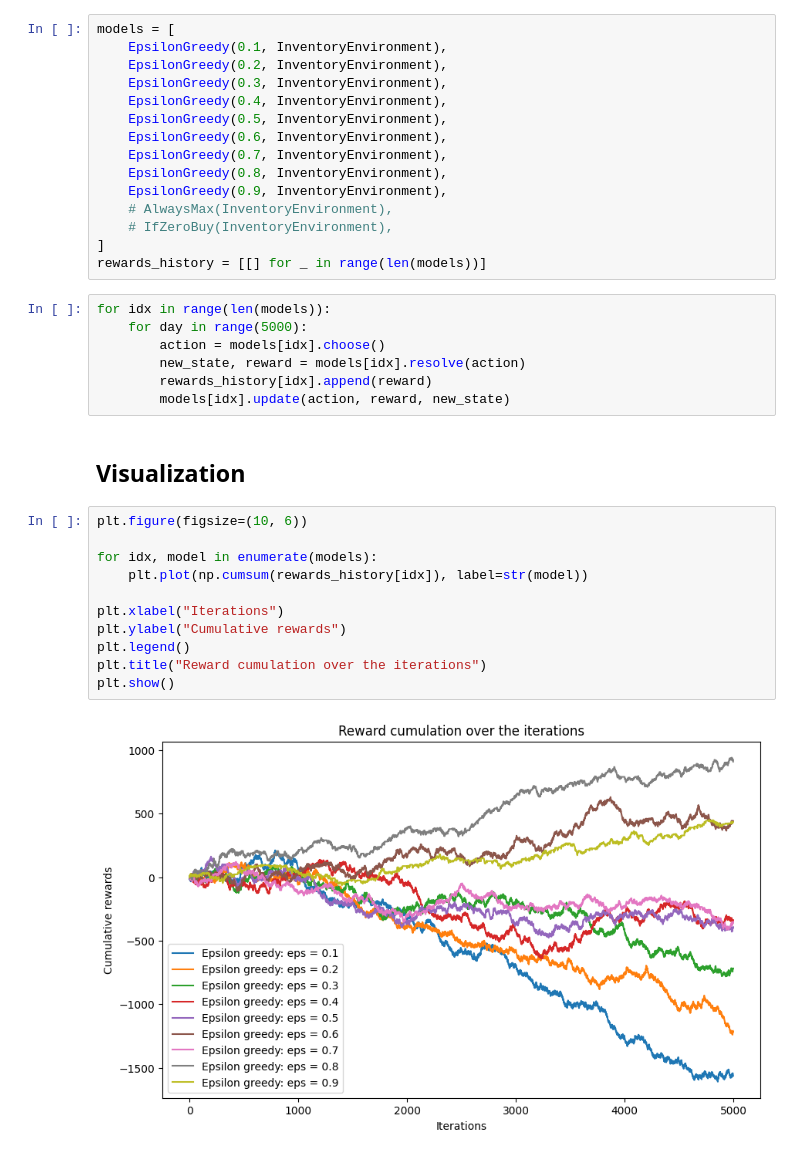
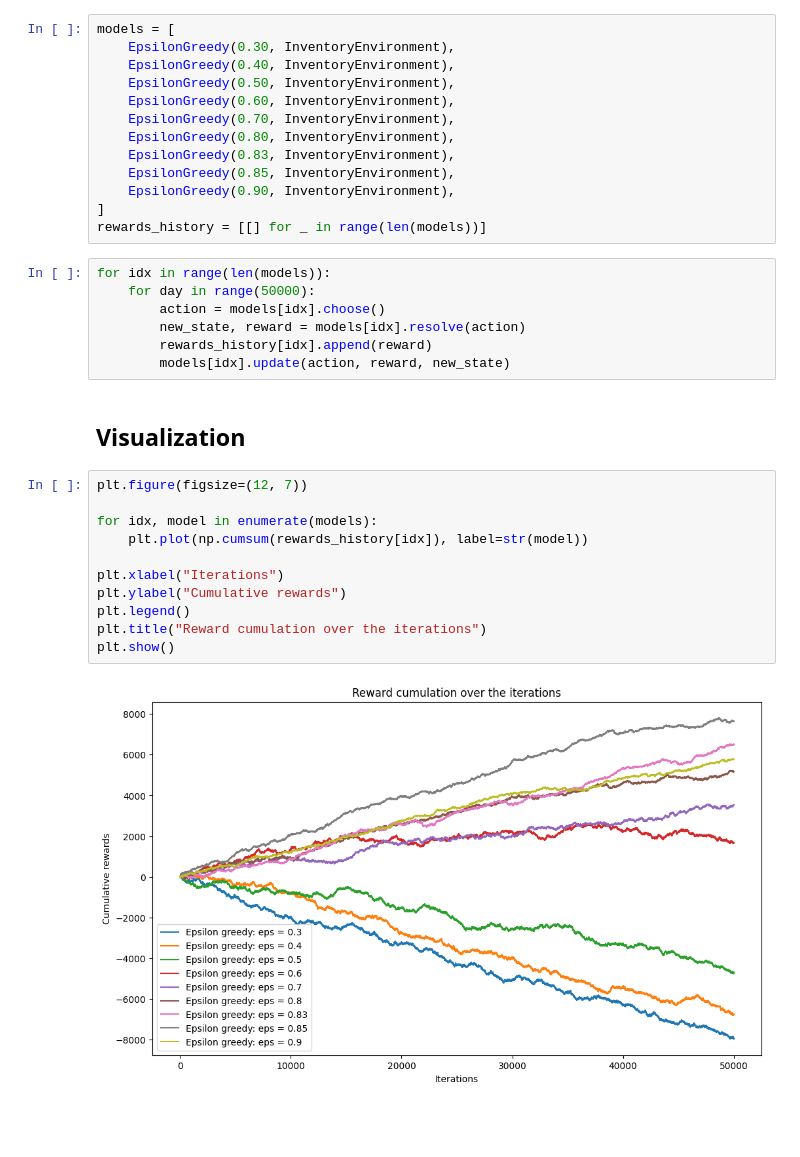
Before and after one commit to vitorlobof/inventory_control_problem, a Jupyter notebook: inventory/main.ipynb, the cells around one changed output. Drawn from its saved outputs; the diff is of its cells as text; blank space fills up the shorter version.

```diff
--- a/inventory/main.ipynb
+++ b/inventory/main.ipynb
@@ -11,22 +9,20 @@ from algorithms import (
 # Comparison of various models
 # %%
 models = [
-    EpsilonGreedy(0.1, InventoryEnvironment),
-    EpsilonGreedy(0.2, InventoryEnvironment),
-    EpsilonGreedy(0.3, InventoryEnvironment),
-    EpsilonGreedy(0.4, InventoryEnvironment),
-    EpsilonGreedy(0.5, InventoryEnvironment),
-    EpsilonGreedy(0.6, InventoryEnvironment),
-    EpsilonGreedy(0.7, InventoryEnvironment),
-    EpsilonGreedy(0.8, InventoryEnvironment),
-    EpsilonGreedy(0.9, InventoryEnvironment),
-    # AlwaysMax(InventoryEnvironment),
-    # IfZeroBuy(InventoryEnvironment),
+    EpsilonGreedy(0.30, InventoryEnvironment),
+    EpsilonGreedy(0.40, InventoryEnvironment),
+    EpsilonGreedy(0.50, InventoryEnvironment),
+    EpsilonGreedy(0.60, InventoryEnvironment),
+    EpsilonGreedy(0.70, InventoryEnvironment),
+    EpsilonGreedy(0.80, InventoryEnvironment),
+    EpsilonGreedy(0.83, InventoryEnvironment),
+    EpsilonGreedy(0.85, InventoryEnvironment),
+    EpsilonGreedy(0.90, InventoryEnvironment),
 ]
 rewards_history = [[] for _ in range(len(models))]
 # %%
 for idx in range(len(models)):
-    for day in range(5000):
+    for day in range(50000):
         action = models[idx].choose()
         new_state, reward = models[idx].resolve(action)
         rewards_history[idx].append(reward)
@@ -34,15 +30,15 @@ for idx in range(len(models)):
 # %% [markdown]
 ## Visualization
 # %%
-plt.figure(figsize=(10, 6))
+plt.figure(figsize=(12, 7))
 
 for idx, model in enumerate(models):
     plt.plot(np.cumsum(rewards_history[idx]), label=str(model))
 
 plt.xlabel("Iterations")
 plt.ylabel("Cumulative rewards")
 plt.legend()
 plt.title("Reward cumulation over the iterations")
 plt.show()
 # %% [output]
-[figure, old version]
+[figure, new version]
```
Also changed, not shown: parts of 1 cell of this notebook.
